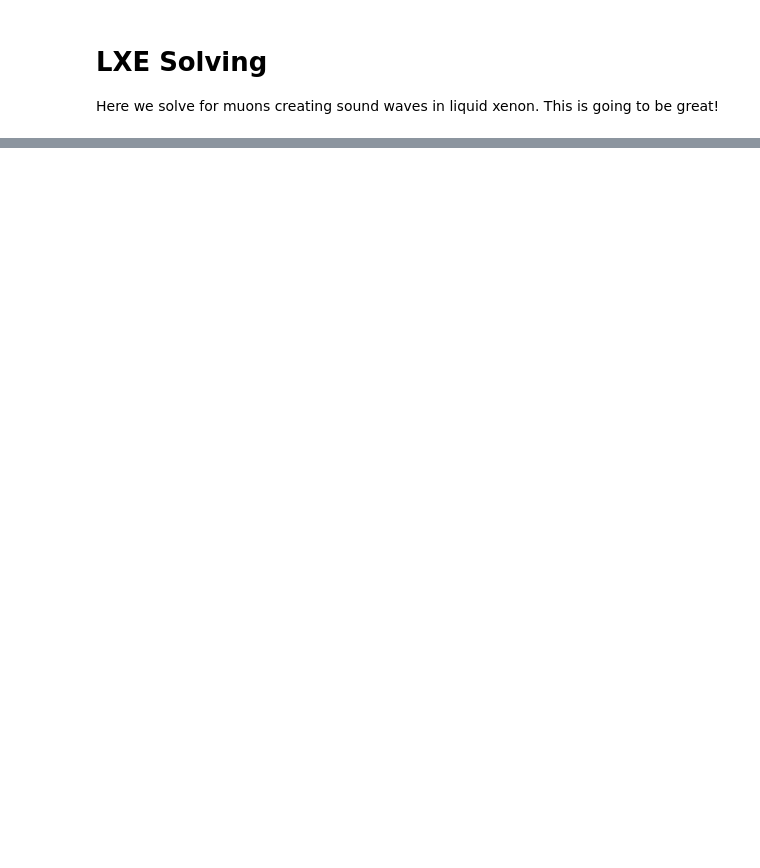
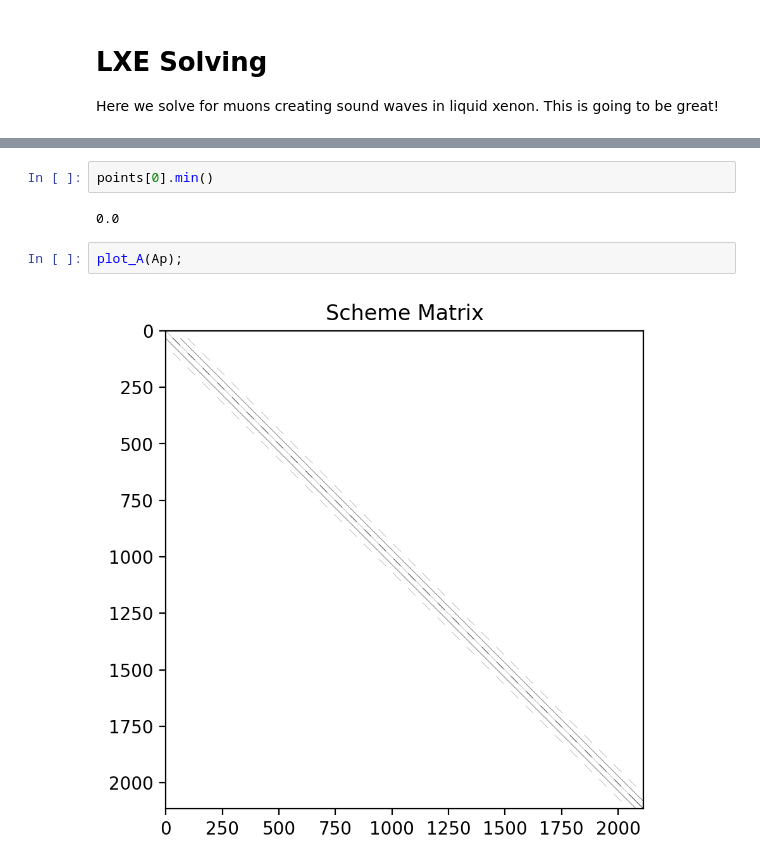
Before and after one commit to nyuad-astroparticle/LXe-Phonon, a Jupyter notebook: Simulation/1.Solving_Engine/LXE_solve.ipynb, the cells around one changed output, grey strips where cells are left out. Cells and saved outputs as stored; diff of their text form; blank space fills up the shorter version.

```diff
--- a/Simulation/1.Solving_Engine/LXE_solve.ipynb
+++ b/Simulation/1.Solving_Engine/LXE_solve.ipynb
@@ -119,0 +131,8 @@ plot_mesh(points,mesh,FF);
+# %%
+points[0].min()
+# %% [output]
+0.0
+# %%
+plot_A(Ap);
+# %% [output]
+[figure, added]
```
Also changed, not shown: parts of 8 cells of this notebook, 2 other files.
